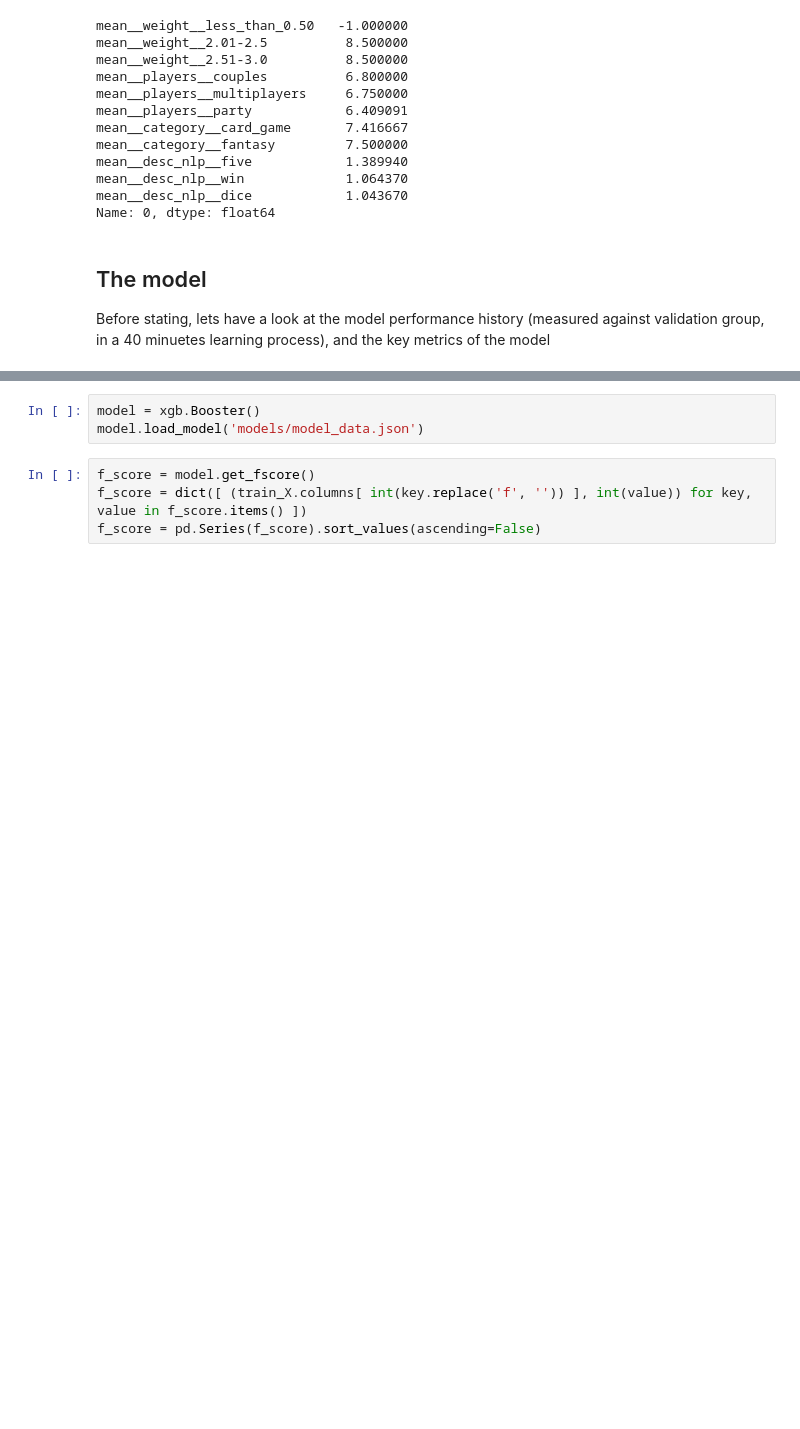
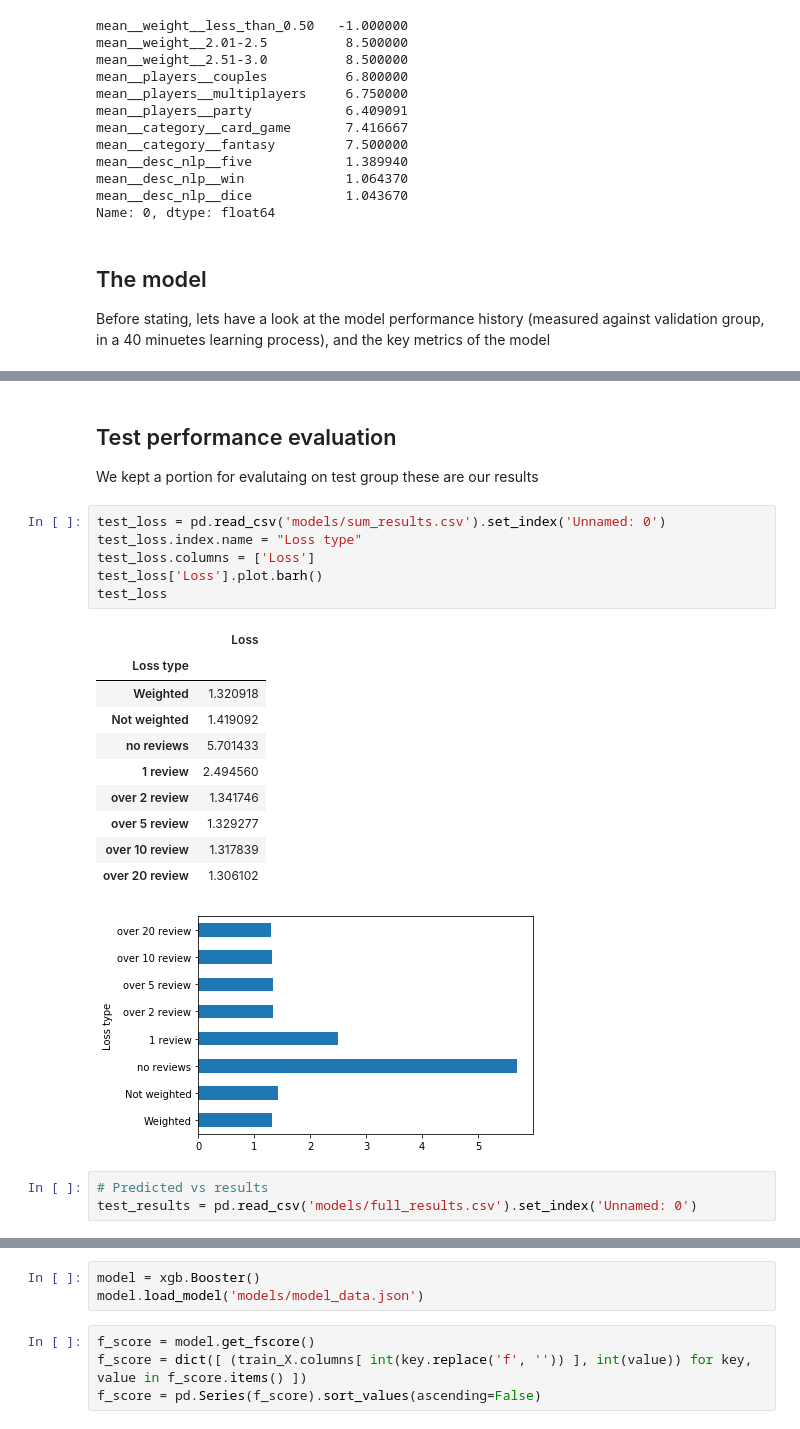
Before and after one commit to guruyaya/bgg-recommandation-model, a Jupyter notebook: exploring_model.ipynb, the cells around one changed output, grey strips where cells are left out. Drawn from its saved outputs; the diff is of its cells as text; blank space fills up the shorter version.

```diff
--- a/exploring_model.ipynb
+++ b/exploring_model.ipynb
@@ -185,0 +220,24 @@ Name: 12, dtype: float64
+# %% [markdown]
+## Test performance evaluation
+We kept a portion for evalutaing on test group these are our results
+# %%
+test_loss = pd.read_csv('models/sum_results.csv').set_index('Unnamed: 0')
+test_loss.index.name = "Loss type"
+test_loss.columns = ['Loss']
+test_loss['Loss'].plot.barh()
+test_loss
+# %% [output]
+|  | Loss |
+| Loss type |  |
+| Weighted | 1.320918 |
+| Not weighted | 1.419092 |
+| no reviews | 5.701433 |
+| 1 review | 2.494560 |
+| over 2 review | 1.341746 |
+| over 5 review | 1.329277 |
+| over 10 review | 1.317839 |
+| over 20 review | 1.306102 |
+[figure, added]
+# %%
+# Predicted vs results
+test_results = pd.read_csv('models/full_results.csv').set_index('Unnamed: 0')
```
Also changed, not shown: parts of 18 cells of this notebook.
